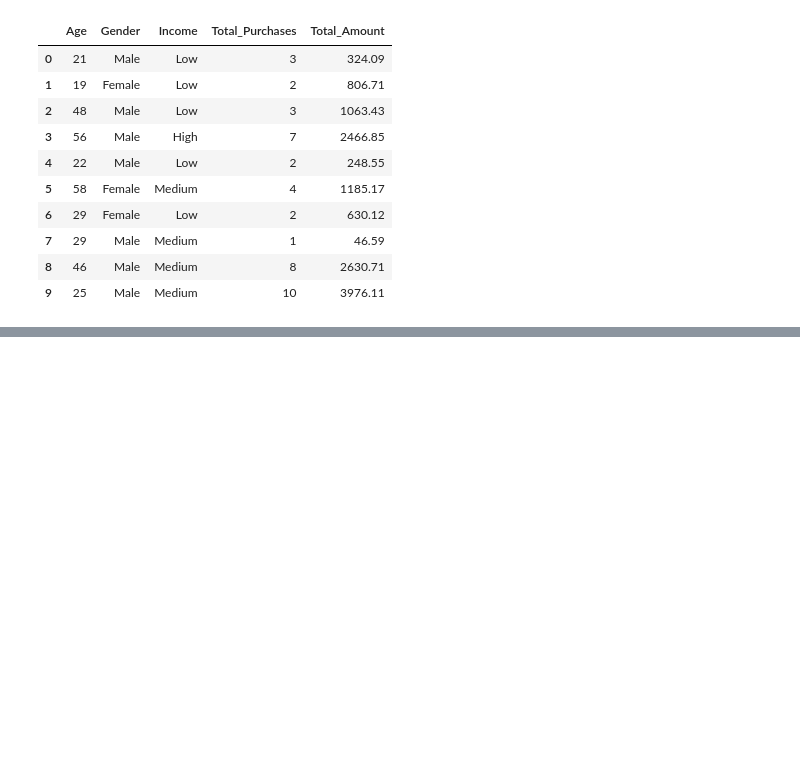
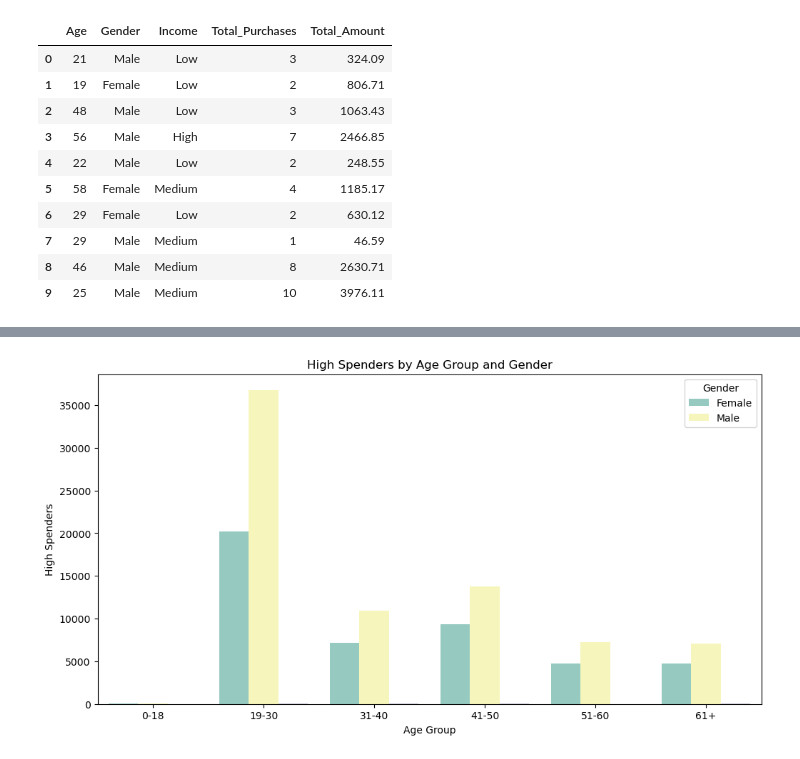
Before and after one commit to tsarahbd/retail-data-analysis, a Jupyter notebook: Retail-Data-Analysis.ipynb, the cells around one changed output, grey strips where cells are left out. Drawn from its saved outputs; the diff is of its cells as text; code cells hidden in the pictures; blank space fills up the shorter version.

```diff
--- a/Retail-Data-Analysis.ipynb
+++ b/Retail-Data-Analysis.ipynb
@@ -169,0 +170,7 @@ customer_segment.head(10)
+# %%
+bins = [0, 18, 30, 40, 50, 60, 100]
+labels = ['0-18', '19-30', '31-40', '41-50', '51-60', '61+']
+
+# Creating a new column 'Age Group' with bins
+age_group = pd.cut(customer_segment['Age'], bins=bins, labels=labels, right=False)
+customer_segment.insert(1, "Age Group", age_group, False)
@@ -169,0 +186,19 @@ customer_segment.head(10)
+# %%
+import seaborn as sns
+import matplotlib.pyplot as plt
+import warnings
+warnings.filterwarnings("ignore", category=FutureWarning)
+
+# Filter the dataset to only include high spenders
+high_spenders = customer_segment[customer_segment['High Spender'] == 'Y']
+grouped_counts = high_spenders.groupby(['Age Group', 'Gender'], observed=True).size().reset_index(name='Count')
+
+plt.figure(figsize=(12, 6))
+sns.barplot(data=grouped_counts, x='Age Group', y='Count', hue='Gender', palette='Set3')
+plt.title('High Spenders by Age Group and Gender')
+plt.xlabel('Age Group')
+plt.ylabel('High Spenders')
+plt.legend(title='Gender')
+plt.show()
+# %% [output]
+[figure, added]
```
Also changed, not shown: parts of 6 cells of this notebook.
